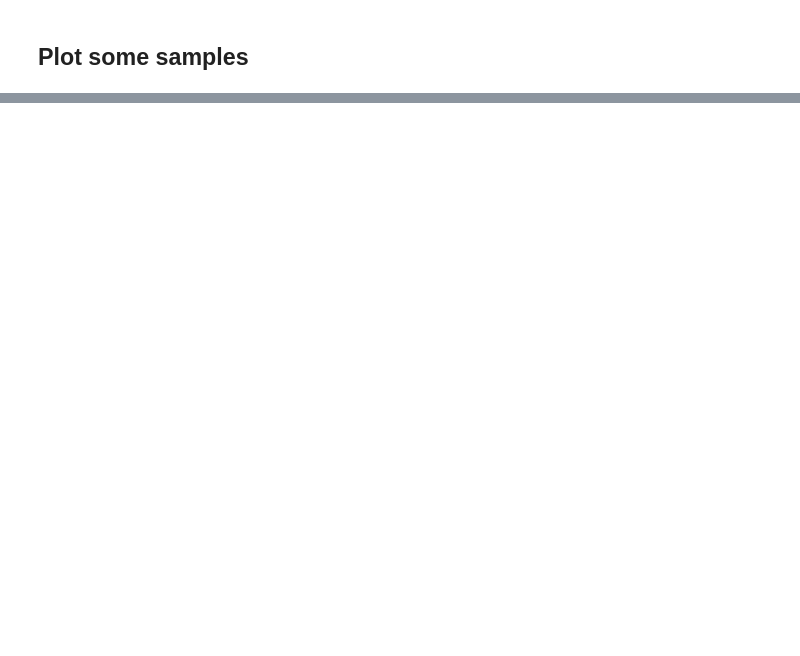
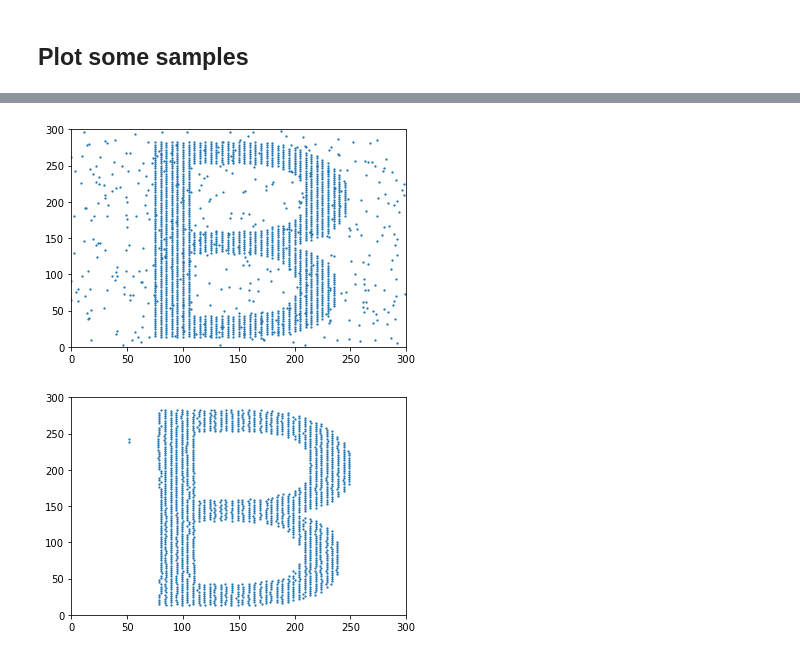
Before and after one commit to zhongyuchen/snn-iir, a Jupyter notebook: associative_memory.ipynb, the cells around one changed output, grey strips where cells are left out. Cells and saved outputs as stored; diff of their text form; code cells hidden in the pictures; blank space fills up the shorter version.

```diff
--- a/associative_memory.ipynb
+++ b/associative_memory.ipynb
@@ -525,4 +583,7 @@ utilities.plot_raster_dot(input_list[0][0])
 # %%
-# utilities.plot_raster_dot(input_list[0][2])
-# utilities.plot_raster_dot(output_list[0][2])
+utilities.plot_raster_dot(input_list[0][2])
+utilities.plot_raster_dot(output_list[0][2])
+# %% [output]
+[figure, added]
+[figure, added]
 # %%
```
Also changed, not shown: parts of 11 cells of this notebook.
